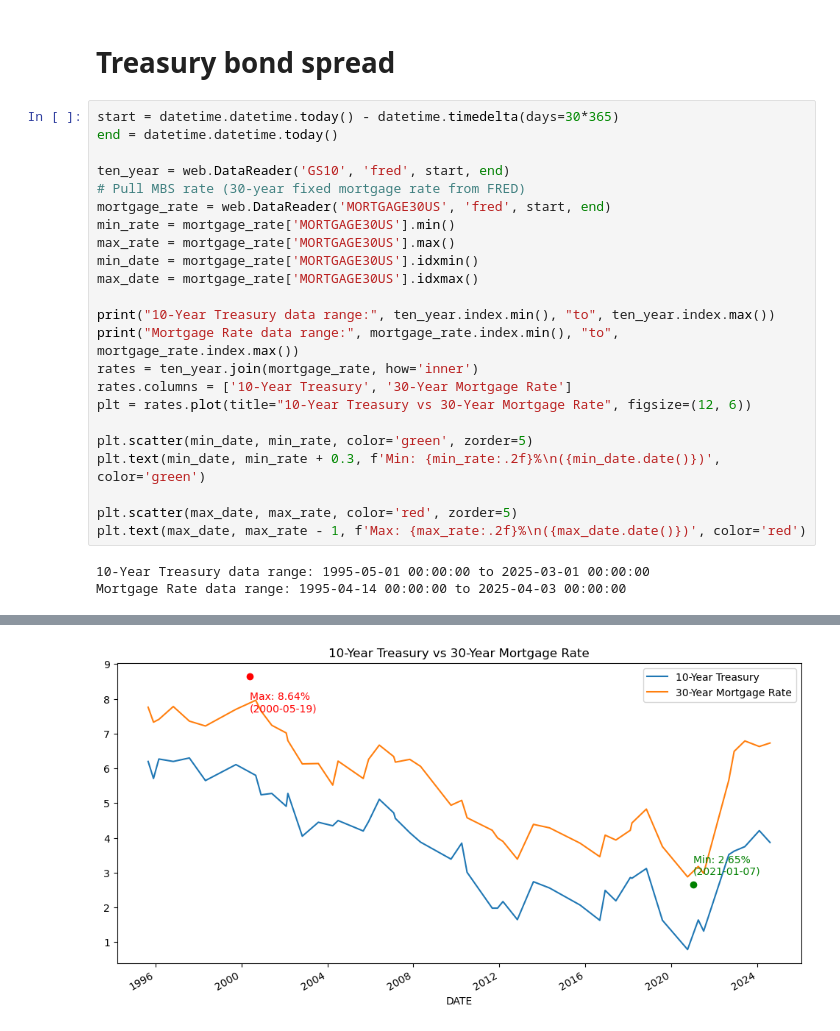
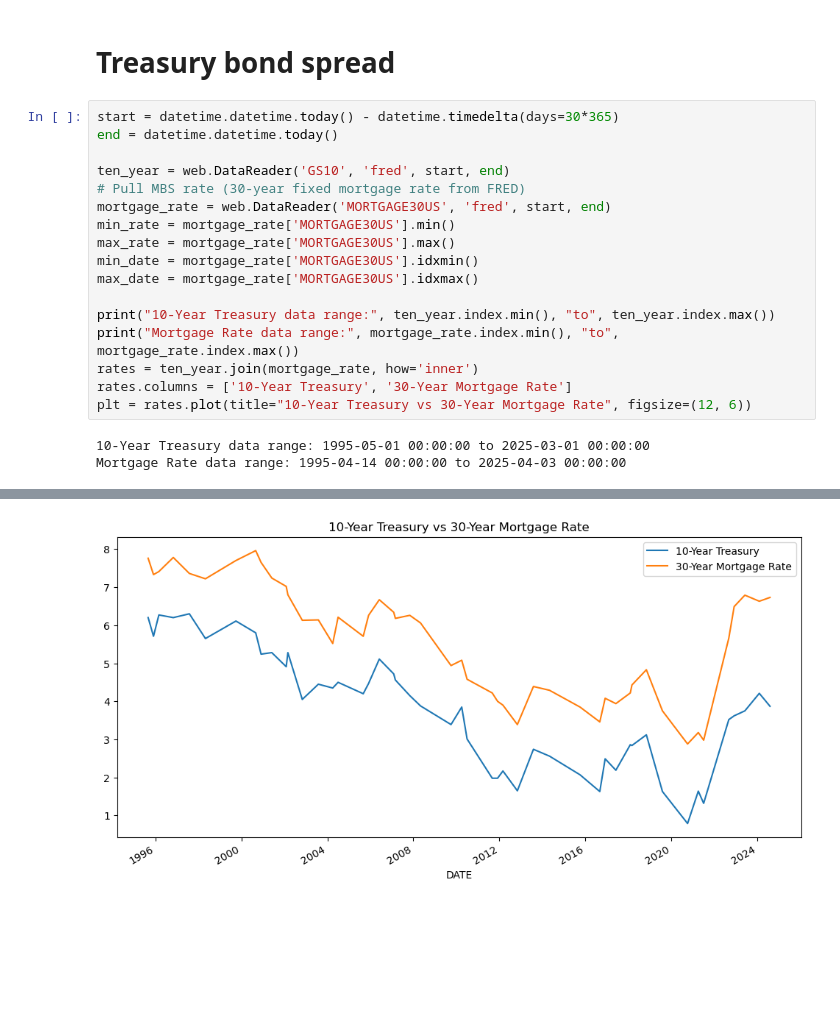
Before and after one commit to mgarber93/mbs-model, a Jupyter notebook: mortgage-model.ipynb, the cells around one changed output, grey strips where cells are left out. Saved outputs shown, nothing was run; the diff lists cells and outputs as text; blank space fills up the shorter version.

```diff
--- a/mortgage-model.ipynb
+++ b/mortgage-model.ipynb
@@ -21,12 +21,6 @@ print("Mortgage Rate data range:", mortgage_rate.index.min(), "to", mortgage_rat
 rates = ten_year.join(mortgage_rate, how='inner')
 rates.columns = ['10-Year Treasury', '30-Year Mortgage Rate']
 plt = rates.plot(title="10-Year Treasury vs 30-Year Mortgage Rate", figsize=(12, 6))
-
-plt.scatter(min_date, min_rate, color='green', zorder=5)
-plt.text(min_date, min_rate + 0.3, f'Min: {min_rate:.2f}%\n({min_date.date()})', color='green')
-
-plt.scatter(max_date, max_rate, color='red', zorder=5)
-plt.text(max_date, max_rate - 1, f'Max: {max_rate:.2f}%\n({max_date.date()})', color='red')
 # %% [output]
 10-Year Treasury data range: 1995-05-01 00:00:00 to 2025-03-01 00:00:00
 Mortgage Rate data range: 1995-04-14 00:00:00 to 2025-04-03 00:00:00
@@ -34 +27 @@ Text(2000-05-19 00:00:00, 7.640000000000001, 'Max: 8.64%\n(2000-05-19)')
-[figure, old version]
+[figure, new version]
```
Also changed, not shown: parts of 3 cells of this notebook.
